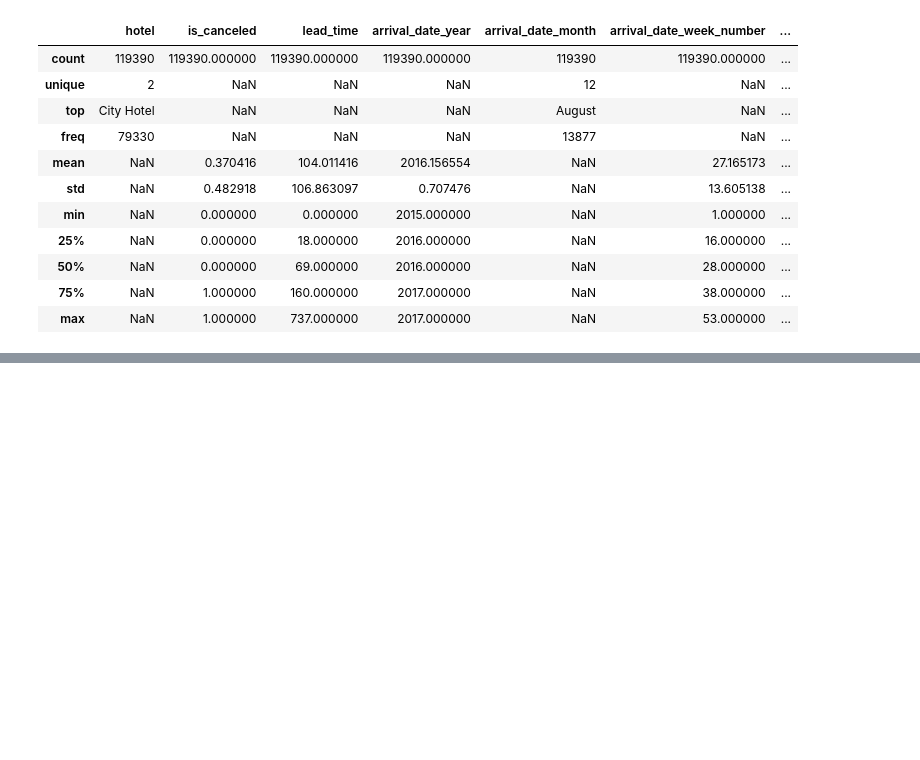
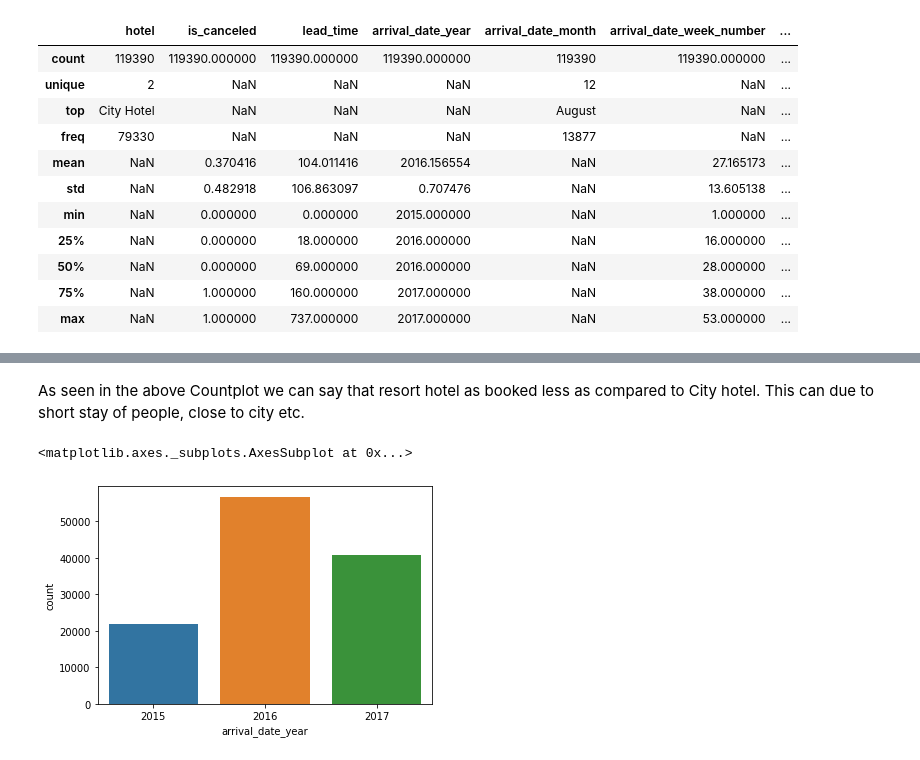
Before and after one commit to arifuddinatif/hotel-booking-analysis, a Jupyter notebook: Hotel_booking_analysis.ipynb, the cells around one changed output, grey strips where cells are left out. Drawn from its saved outputs; the diff is of its cells as text; code cells hidden in the pictures; blank space fills up the shorter version.

```diff
--- a/Hotel_booking_analysis.ipynb
+++ b/Hotel_booking_analysis.ipynb
@@ -76,0 +181,7 @@ df.describe(include='all')
+# %% [markdown]
+As seen in the above Countplot we can say that resort hotel as booked less as compared to City hotel. This can due to short stay of people, close to city etc.
+# %%
+sns.countplot(df['arrival_date_year'])
+# %% [output]
+<matplotlib.axes._subplots.AxesSubplot at 0x...>
+[figure, added]
```
Also changed, not shown: parts of 20 cells of this notebook.
